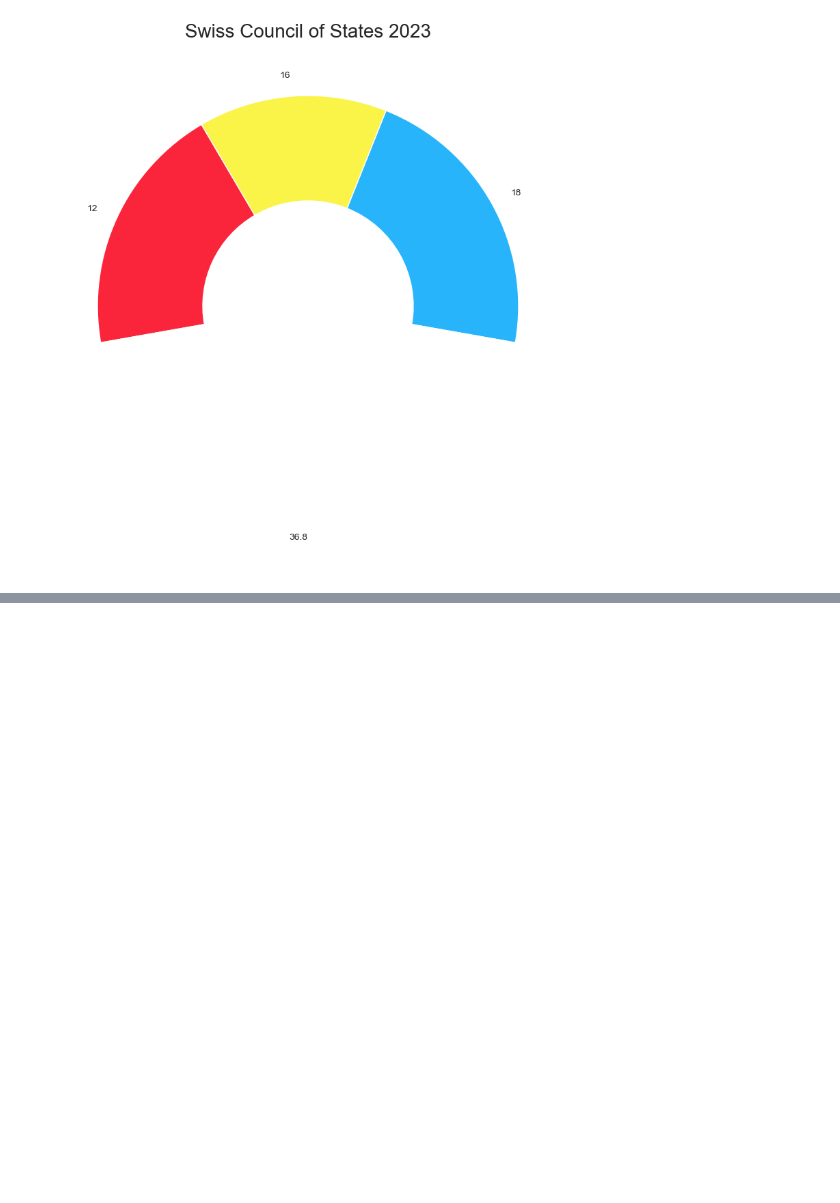
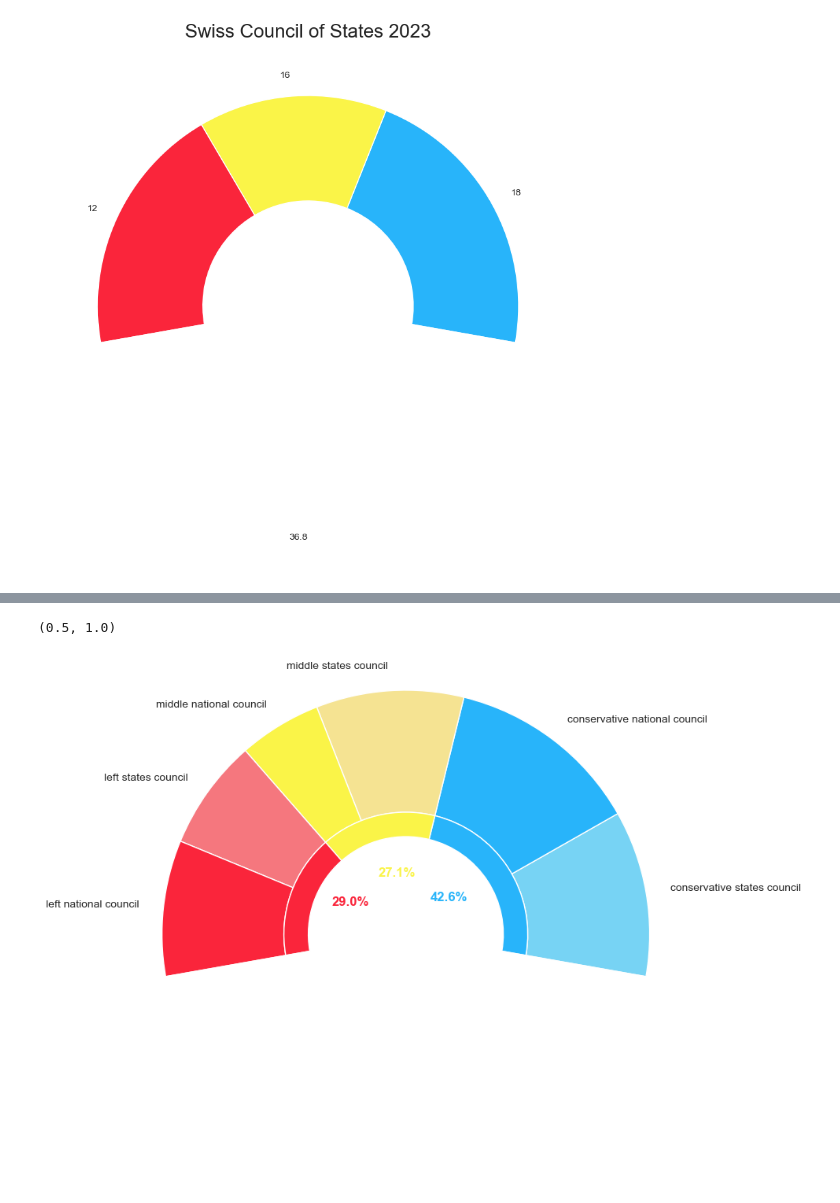
Before and after one commit to SilvanHSLU/swiss-elections, a Jupyter notebook: states_council.ipynb, the cells around one changed output, grey strips where cells are left out. Saved outputs shown, nothing was run; the diff lists cells and outputs as text; code cells hidden in the pictures; blank space fills up the shorter version.

```diff
--- a/states_council.ipynb
+++ b/states_council.ipynb
@@ -76,0 +108,3 @@ df_total
+# %%
+clean_df = chart_data.reset_index()
+clean_df
@@ -76,0 +154,4 @@ df_total
+# %%
+sum_groups = pivoted_df.groupby('group').sum()
+sum_groups = sum_groups.reindex(['conservative', 'middle', 'left', ''])
+sum_groups
@@ -76,0 +165,33 @@ df_total
+# %%
+# Create piechart
+def format_label(pct):
+    if pct != sum_groups.loc['', 'value']:
+        return f'{pct:.1%}'
+    else:
+        return ''
+fig, ax = plt.subplots(figsize=(10, 10))
+wedges, texts = ax.pie(pivoted_df['value'], radius=1, labels=pivoted_df['name'], wedgeprops=dict(width=0.5), startangle=-10, colors=pivoted_df['color'])
+wedges_inner, texts_inner = ax.pie(
+    sum_groups['value'],
+    radius=0.5,
+    labels=[format_label(v) for v in sum_groups['value']],  # Use the custom label function
+    wedgeprops=dict(width=0.1),
+    startangle=-10,
+    colors=[party_information.COLOR_DICT[key] for key in sum_groups.index]
+)
+
+# Adjust font size and color of labels
+for text, color in zip(texts_inner, [party_information.COLOR_DICT[key] for key in sum_groups.index]):
+    text.set_fontsize(12)
+    text.set_color(color)
+    text.set_fontweight('bold')
+    #Set the text to the inner of the circle
+    text.set_position((0, 0))
+
+texts_inner[0].set_position((0.1, 0.15))
+texts_inner[1].set_position((0.04, 0.25))
+texts_inner[2].set_position((-0.15, 0.13))
+ax.set_ylim(0.5, 1)
+# %% [output]
+(0.5, 1.0)
+[figure, added]
```
Also changed, not shown: parts of 9 cells of this notebook, 5 other files.
